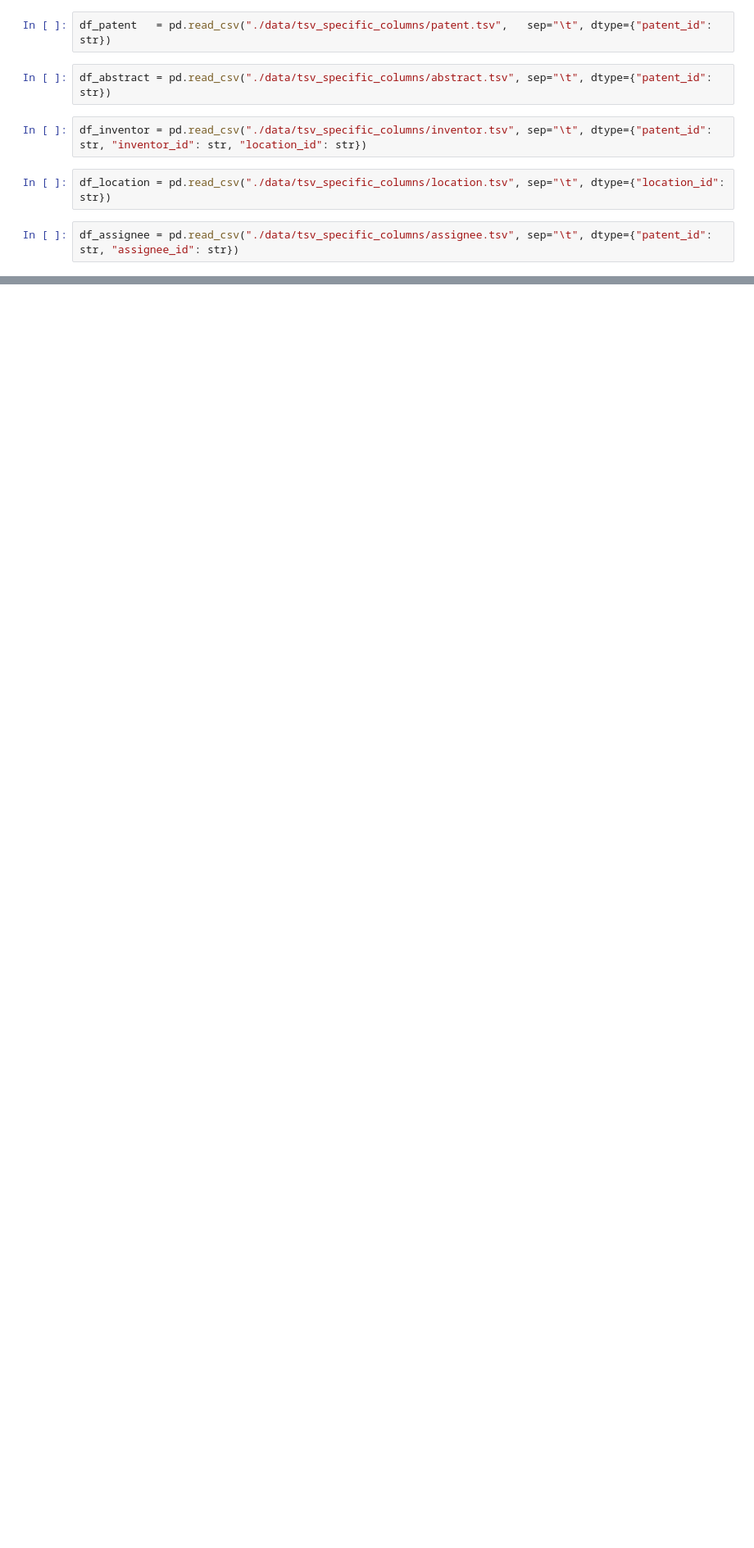
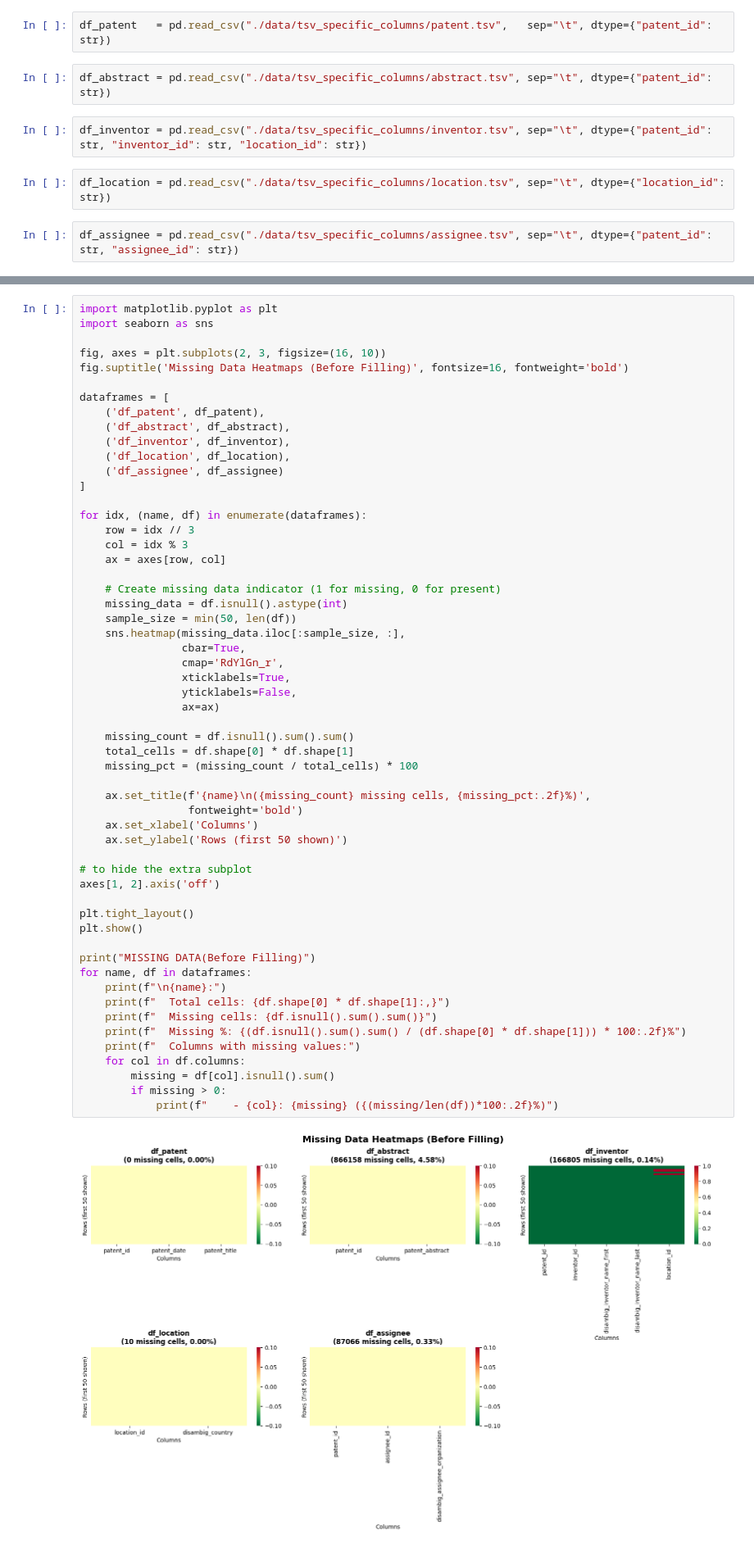
Before and after one commit to AsiimirePraise/patents_data_engineering, a Jupyter notebook: clean_extracted_tsv_files.ipynb, the cells around one changed output, grey strips where cells are left out. Shown at 82% size. Saved outputs shown, nothing was run; the diff lists cells and outputs as text; blank space fills up the shorter version.

Commit message:
Handle missing values, duplicates, structural errors

```diff
--- a/clean_extracted_tsv_files.ipynb
+++ b/clean_extracted_tsv_files.ipynb
@@ -14,0 +46,58 @@ df_assignee = pd.read_csv("./data/tsv_specific_columns/assignee.tsv", sep="\t",
+# %%
+import matplotlib.pyplot as plt
+import seaborn as sns
+
+fig, axes = plt.subplots(2, 3, figsize=(16, 10))
+fig.suptitle('Missing Data Heatmaps (Before Filling)', fontsize=16, fontweight='bold')
+
+dataframes = [
+    ('df_patent', df_patent),
+    ('df_abstract', df_abstract),
+    ('df_inventor', df_inventor),
+    ('df_location', df_location),
+    ('df_assignee', df_assignee)
+]
+
+for idx, (name, df) in enumerate(dataframes):
+    row = idx // 3
+    col = idx % 3
+    ax = axes[row, col]
+
+    # Create missing data indicator (1 for missing, 0 for present)
+    missing_data = df.isnull().astype(int)
+    sample_size = min(50, len(df))
+    sns.heatmap(missing_data.iloc[:sample_size, :],
+                cbar=True,
+                cmap='RdYlGn_r',
+                xticklabels=True,
+                yticklabels=False,
+                ax=ax)
+
+    missing_count = df.isnull().sum().sum()
+    total_cells = df.shape[0] * df.shape[1]
+    missing_pct = (missing_count / total_cells) * 100
+
+    ax.set_title(f'{name}\n({missing_count} missing cells, {missing_pct:.2f}%)',
+                 fontweight='bold')
+    ax.set_xlabel('Columns')
+    ax.set_ylabel('Rows (first 50 shown)')
+
+# to hide the extra subplot
+axes[1, 2].axis('off')
+
+plt.tight_layout()
+plt.show()
+
+print("MISSING DATA(Before Filling)")
+for name, df in dataframes:
+    print(f"\n{name}:")
+    print(f"  Total cells: {df.shape[0] * df.shape[1]:,}")
+    print(f"  Missing cells: {df.isnull().sum().sum()}")
+    print(f"  Missing %: {(df.isnull().sum().sum() / (df.shape[0] * df.shape[1])) * 100:.2f}%")
+    print(f"  Columns with missing values:")
+    for col in df.columns:
+        missing = df[col].isnull().sum()
+        if missing > 0:
+            print(f"    - {col}: {missing} ({(missing/len(df))*100:.2f}%)")
+# %% [output]
+[figure, added]
```
Also changed, not shown: parts of 21 cells of this notebook.
